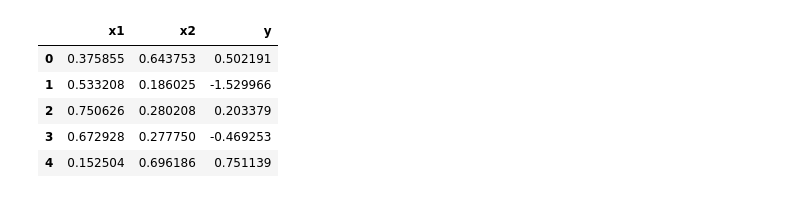
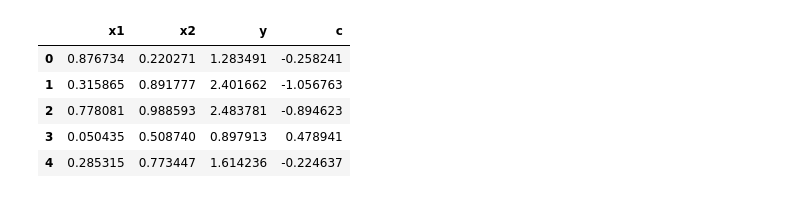
Before and after one commit to allswellthatsmaxwell/surrogates, a Jupyter notebook: surrogates/ch01_problem03.ipynb, the cells around one changed output. Saved outputs shown, nothing was run; the diff lists cells and outputs as text; code cells hidden in the pictures.

```diff
--- a/surrogates/ch01_problem03.ipynb
+++ b/surrogates/ch01_problem03.ipynb
@@ -14,10 +18,12 @@ import matplotlib.pyplot as plt
 # %%
-def goldstein_price(x1, x2):
-    log_arg = (1 + a(x1, x2)) * (30 + b(x1, x2))
+def goldstein_price(x):
+    x1, x2 = x[0], x[1]
+    log_arg = (1 + a(x)) * (30 + b(x))
     numerator = np.log(log_arg) - 8.69
     return numerator / 2.43
 
-def a(x1, x2):
+def a(x):
+    x1, x2 = x[0], x[1]
     left_term = (4*x1 + 4*x2 - 3)**2
     right_term = (
         75 -
@@ -27,7 +33,8 @@ def a(x1, x2):
         27*(4*x2 - 2)**2)
     return left_term * right_term
 
-def b(x1, x2):
+def b(x):
+    x1, x2 = x[0], x[1]
     left_term = (8*x1 - 12*x2 + 2)**2
     right_term = (
         -14 -
@@ -38,26 +45,42 @@ def b(x1, x2):
         27*(4*x2 - 2)**2)
     return left_term * right_term
 
-def c(x1, x2):
+def c(x):
+    x1, x2 = x[0], x[1]
     return (
     3/2 -
     x1 -
     2*x2 -
     0.5*np.sin(2*np.pi *
                (x1**2 - 2*x2)))
+
+
+def attach_error_distances(grid_df: pd.DataFrame, name: str,
+                           mins: np.array, global_min: np.array) -> None:
+    assert name in ('unconstrained', 'constrained')
+    error_names = []
+    for var in (0, 1):
+        variable = f'{name}_minimizing_x{var + 1}'
+        grid_df[variable] = [mins[i][var] for i in range(len(mins))]
+        error_names.append(variable)
+    grid_df[f'{name}_min_error'] = grid_df.apply(
+        lambda row:  np.linalg.norm(np.array(row[error_names]) - global_min),
+        axis=1)
 # %%
 variables = ['x1', 'x2']
-grid_matrix = pyDOE.lhs(2, samples=1000)
+grid_matrix = pyDOE.lhs(2, samples=1000*2)
 grid_df = pd.DataFrame(grid_matrix, columns=variables)
-grid_df['y'] = grid_df.apply(lambda row: goldstein_price(row['x1'], row['x2']), axis=1)
+grid_df['y'] = grid_df.apply(lambda row: goldstein_price(np.array(row)), axis=1)
+grid_df['c'] = grid_df.apply(lambda row: c(np.array(row)), axis=1)
+
 display(grid_df.head())
 # %% [output]
-|  | x1 | x2 | y |
-| 0 | 0.375855 | 0.643753 | 0.502191 |
-| 1 | 0.533208 | 0.186025 | -1.529966 |
-| 2 | 0.750626 | 0.280208 | 0.203379 |
-| 3 | 0.672928 | 0.277750 | -0.469253 |
-| 4 | 0.152504 | 0.696186 | 0.751139 |
+|  | x1 | x2 | y | c |
+| 0 | 0.876734 | 0.220271 | 1.283491 | -0.258241 |
+| 1 | 0.315865 | 0.891777 | 2.401662 | -1.056763 |
+| 2 | 0.778081 | 0.988593 | 2.483781 | -0.894623 |
+| 3 | 0.050435 | 0.508740 | 0.897913 | 0.478941 |
+| 4 | 0.285315 | 0.773447 | 1.614236 | -0.224637 |
 # %%
 fig = plt.figure()
 ax = plt.axes(projection='3d')
```
Also changed, not shown: parts of 13 cells of this notebook.
